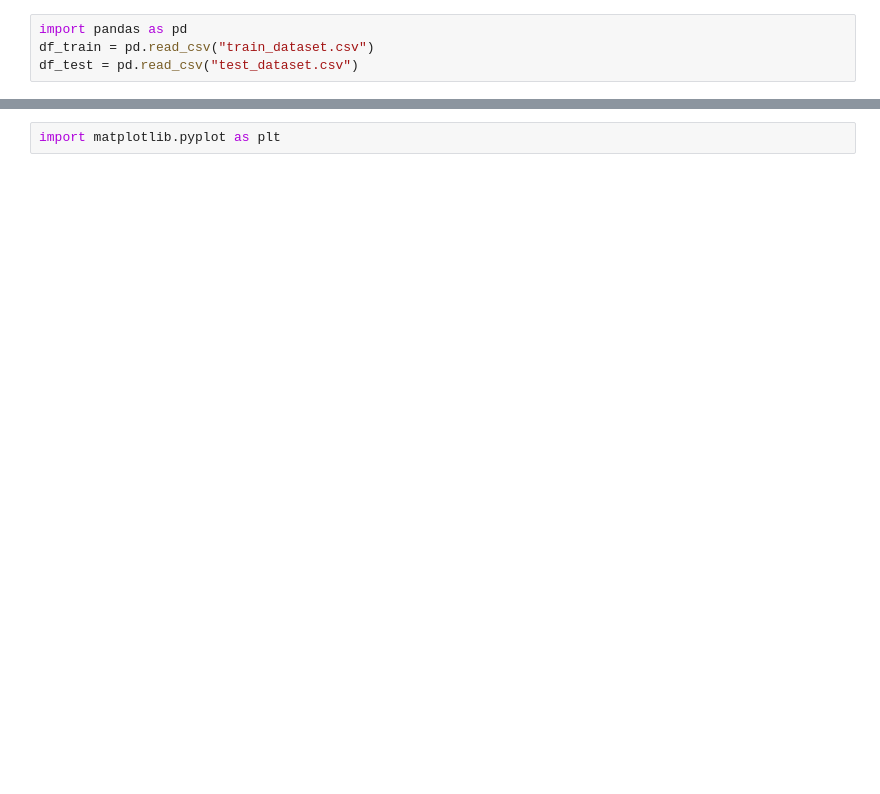
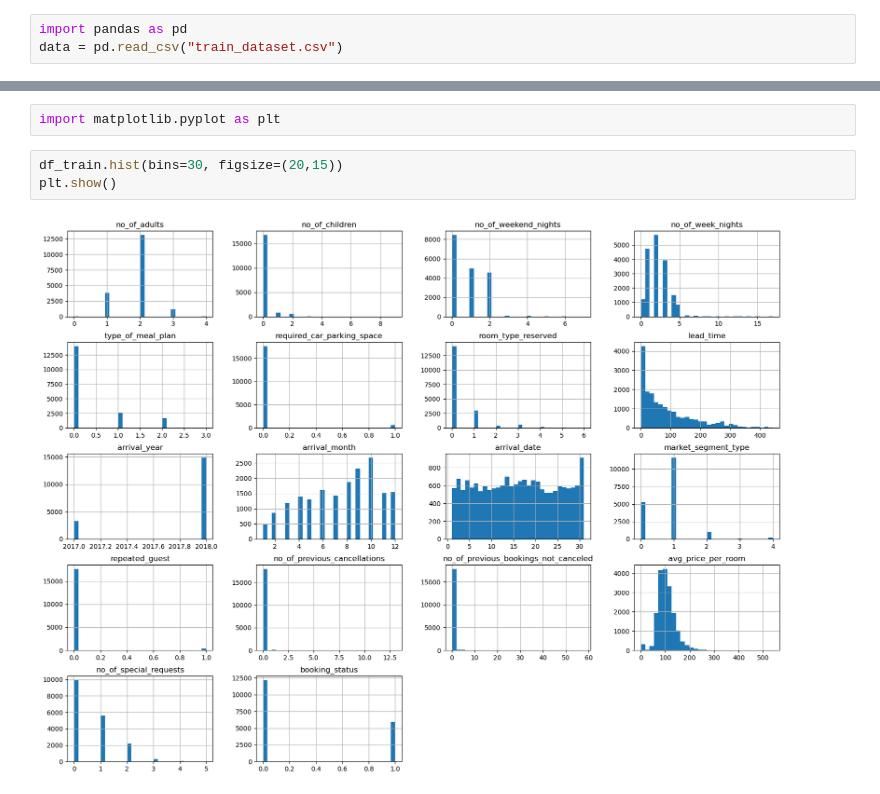
Before and after one commit to tommi-j/hausarbeit-ml, a Jupyter notebook: app.ipynb, the cells around one changed output, grey strips where cells are left out. Cells and saved outputs as stored; diff of their text form; blank space fills up the shorter version.

```diff
--- a/app.ipynb
+++ b/app.ipynb
@@ -73,4 +162,3 @@ Hier erläuterst du:
 # %%
 import pandas as pd
-df_train = pd.read_csv("train_dataset.csv")
-df_test = pd.read_csv("test_dataset.csv")
+data = pd.read_csv("train_dataset.csv")
@@ -120,2 +226,7 @@ df_test.head(2)
 # %%
 import matplotlib.pyplot as plt
+# %%
+df_train.hist(bins=30, figsize=(20,15))
+plt.show()
+# %% [output]
+[figure, added]
```
Also changed, not shown: parts of 12 cells of this notebook, 1 other file.
